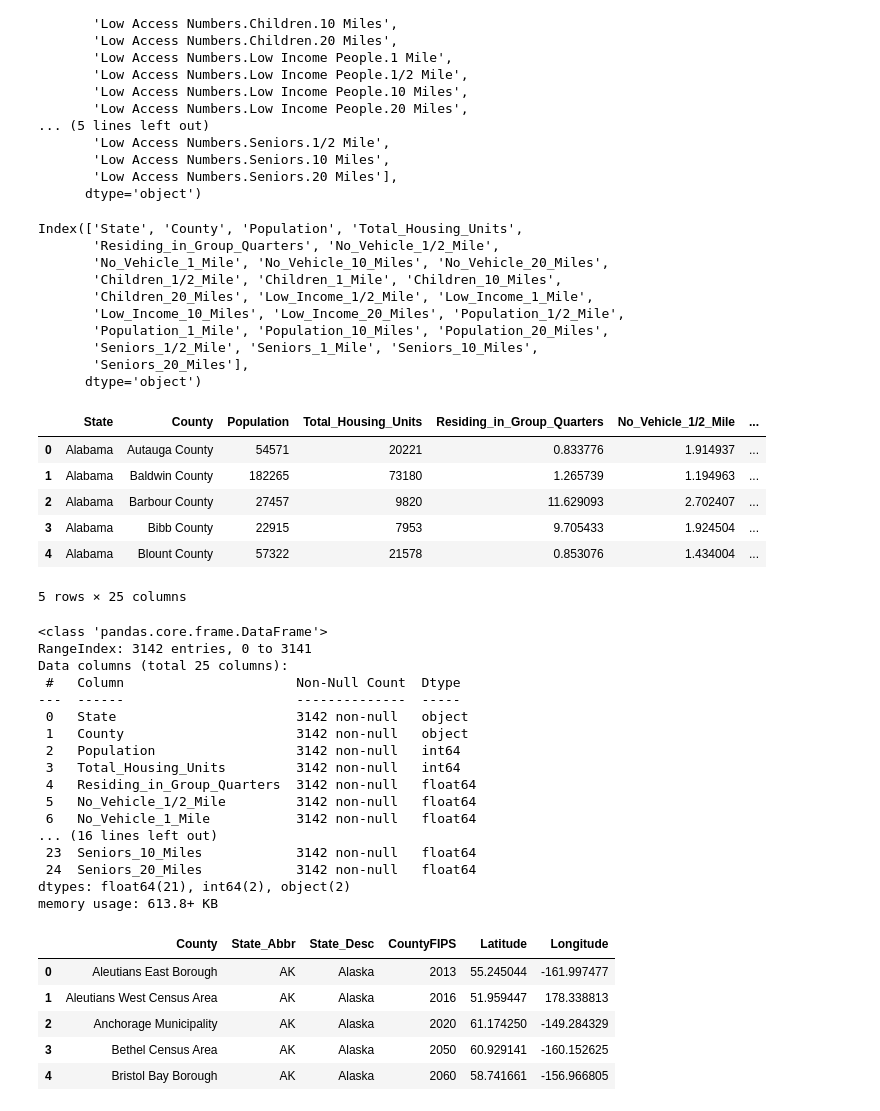
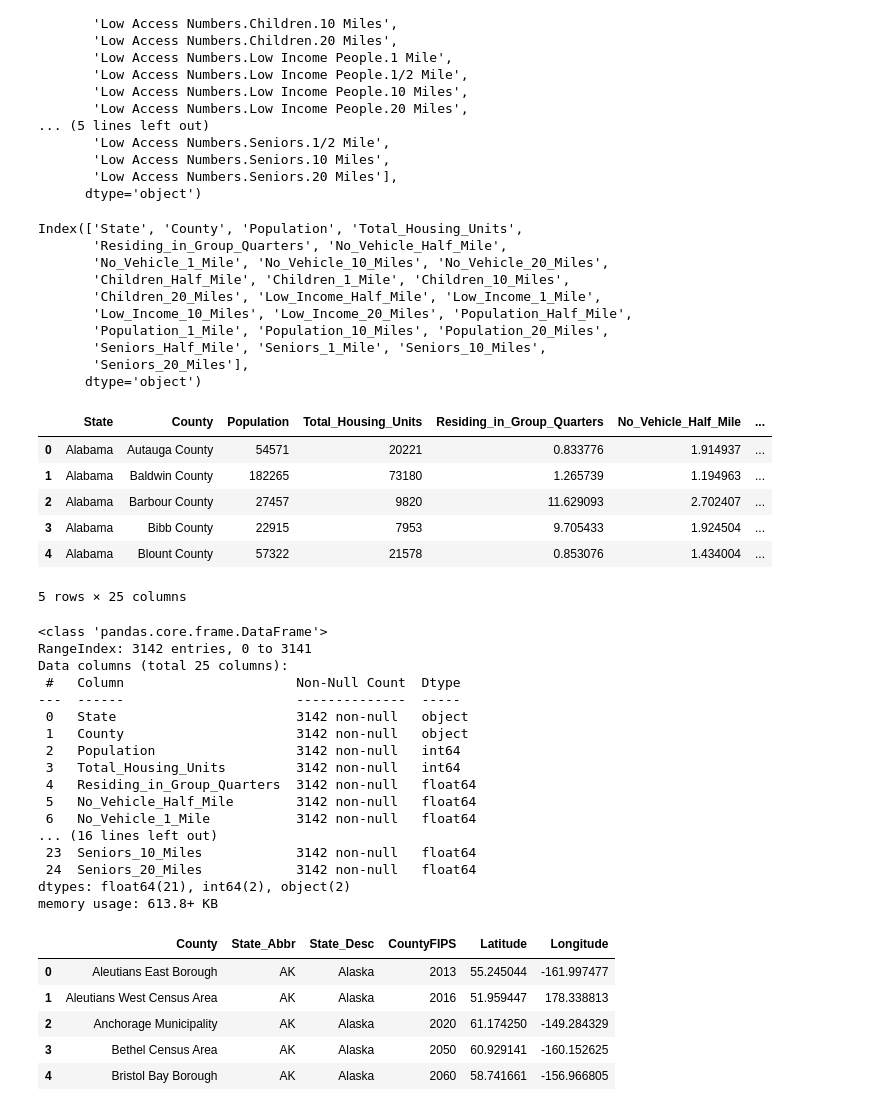
Before and after one commit to EricCroston/Physical_Social_Health_Predictors, a Jupyter notebook: Data_Cleaning_Notebooks/food_access_cleanup.ipynb, the cells around one changed output. Cells and saved outputs as stored; diff of their text form; code cells hidden in the pictures.

Commit message:
Food Access data cleanup

```diff
--- a/Data_Cleaning_Notebooks/food_access_cleanup.ipynb
+++ b/Data_Cleaning_Notebooks/food_access_cleanup.ipynb
@@ -73,23 +73,23 @@ food_access_df = food_access_df[column_order]
 # Rename the Columns
 food_access_df.rename(columns={'Housing Data.Total Housing Units': 'Total_Housing_Units',
                                  'Housing Data.Residing in Group Quarters': 'Residing_in_Group_Quarters',
-                                 'Vehicle Access.1/2 Mile': 'No_Vehicle_1/2_Mile',
+                                 'Vehicle Access.1/2 Mile': 'No_Vehicle_Half_Mile',
                                  'Vehicle Access.1 Mile': 'No_Vehicle_1_Mile',
                                  'Vehicle Access.10 Miles': 'No_Vehicle_10_Miles',
                                  'Vehicle Access.20 Miles': 'No_Vehicle_20_Miles',
-                                 'Low Access Numbers.Children.1/2 Mile': 'Children_1/2_Mile',
+                                 'Low Access Numbers.Children.1/2 Mile': 'Children_Half_Mile',
                                  'Low Access Numbers.Children.1 Mile': 'Children_1_Mile',
                                  'Low Access Numbers.Children.10 Miles': 'Children_10_Miles',
                                  'Low Access Numbers.Children.20 Miles': 'Children_20_Miles',
-                                 'Low Access Numbers.Low Income People.1/2 Mile': 'Low_Income_1/2_Mile',
+                                 'Low Access Numbers.Low Income People.1/2 Mile': 'Low_Income_Half_Mile',
                                  'Low Access Numbers.Low Income People.1 Mile': 'Low_Income_1_Mile',
                                  'Low Access Numbers.Low Income People.10 Miles': 'Low_Income_10_Miles',
                                  'Low Access Numbers.Low Income People.20 Miles': 'Low_Income_20_Miles',
-                                 'Low Access Numbers.People.1/2 Mile': 'Population_1/2_Mile',
+                                 'Low Access Numbers.People.1/2 Mile': 'Population_Half_Mile',
                                  'Low Access Numbers.People.1 Mile': 'Population_1_Mile',
                                  'Low Access Numbers.People.10 Miles': 'Population_10_Miles',
                                  'Low Access Numbers.People.20 Miles': 'Population_20_Miles',
-                                 'Low Access Numbers.Seniors.1/2 Mile': 'Seniors_1/2_Mile',
+                                 'Low Access Numbers.Seniors.1/2 Mile': 'Seniors_Half_Mile',
                                  'Low Access Numbers.Seniors.1 Mile': 'Seniors_1_Mile',
                                  'Low Access Numbers.Seniors.10 Miles': 'Seniors_10_Miles',
                                  'Low Access Numbers.Seniors.20 Miles': 'Seniors_20_Miles'
@@ -100,32 +100,32 @@ food_access_df.rename(columns={'Housing Data.Total Housing Units': 'Total_Housin
 print(food_access_df.columns)
 # %% [output]
 Index(['State', 'County', 'Population', 'Total_Housing_Units',
-       'Residing_in_Group_Quarters', 'No_Vehicle_1/2_Mile',
+       'Residing_in_Group_Quarters', 'No_Vehicle_Half_Mile',
        'No_Vehicle_1_Mile', 'No_Vehicle_10_Miles', 'No_Vehicle_20_Miles',
-       'Children_1/2_Mile', 'Children_1_Mile', 'Children_10_Miles',
-       'Children_20_Miles', 'Low_Income_1/2_Mile', 'Low_Income_1_Mile',
-       'Low_Income_10_Miles', 'Low_Income_20_Miles', 'Population_1/2_Mile',
+       'Children_Half_Mile', 'Children_1_Mile', 'Children_10_Miles',
+       'Children_20_Miles', 'Low_Income_Half_Mile', 'Low_Income_1_Mile',
+       'Low_Income_10_Miles', 'Low_Income_20_Miles', 'Population_Half_Mile',
        'Population_1_Mile', 'Population_10_Miles', 'Population_20_Miles',
-       'Seniors_1/2_Mile', 'Seniors_1_Mile', 'Seniors_10_Miles',
+       'Seniors_Half_Mile', 'Seniors_1_Mile', 'Seniors_10_Miles',
        'Seniors_20_Miles'],
       dtype='object')
 # %%
 # Change column values to percent of population
 percentage_columns = ['Residing_in_Group_Quarters',
-                      'No_Vehicle_1/2_Mile', 'No_Vehicle_1_Mile', 'No_Vehicle_10_Miles', 'No_Vehicle_20_Miles',
-                      'Children_1/2_Mile', 'Children_1_Mile', 'Children_10_Miles', 'Children_20_Miles',
-                      'Low_Income_1/2_Mile', 'Low_Income_1_Mile', 'Low_Income_10_Miles', 'Low_Income_20_Miles',
-                      'Population_1/2_Mile', 'Population_1_Mile', 'Population_10_Miles', 'Population_20_Miles',
-                      'Seniors_1/2_Mile', 'Seniors_1_Mile', 'Seniors_10_Miles', 'Seniors_20_Miles'
+                      'No_Vehicle_Half_Mile', 'No_Vehicle_1_Mile', 'No_Vehicle_10_Miles', 'No_Vehicle_20_Miles',
+                      'Children_Half_Mile', 'Children_1_Mile', 'Children_10_Miles', 'Children_20_Miles',
+                      'Low_Income_Half_Mile', 'Low_Income_1_Mile', 'Low_Income_10_Miles', 'Low_Income_20_Miles',
+                      'Population_Half_Mile', 'Population_1_Mile', 'Population_10_Miles', 'Population_20_Miles',
+                      'Seniors_Half_Mile', 'Seniors_1_Mile', 'Seniors_10_Miles', 'Seniors_20_Miles'
                      ]
 
 # Convert to percentage of the population
 for col in percentage_columns:
     food_access_df[col] = (food_access_df[col] / food_access_df['Population']) * 100
 
 food_access_df.head()
 # %% [output]
-|  | State | County | Population | Total_Housing_Units | Residing_in_Group_Quarters | No_Vehicle_1/2_Mile | ... |
+|  | State | County | Population | Total_Housing_Units | Residing_in_Group_Quarters | No_Vehicle_Half_Mile | ... |
 | 0 | Alabama | Autauga County | 54571 | 20221 | 0.833776 | 1.914937 | ... |
 | 1 | Alabama | Baldwin County | 182265 | 73180 | 1.265739 | 1.194963 | ... |
 | 2 | Alabama | Barbour County | 27457 | 9820 | 11.629093 | 2.702407 | ... |
@@ -145,7 +145,7 @@ Data columns (total 25 columns):
  2   Population                  3142 non-null   int64
  3   Total_Housing_Units         3142 non-null   int64
  4   Residing_in_Group_Quarters  3142 non-null   float64
- 5   No_Vehicle_1/2_Mile         3142 non-null   float64
+ 5   No_Vehicle_Half_Mile        3142 non-null   float64
  6   No_Vehicle_1_Mile           3142 non-null   float64
 ... (16 lines left out)
  23  Seniors_10_Miles            3142 non-null   float64
```
Also changed, not shown: parts of 4 cells of this notebook, 2 other files.
